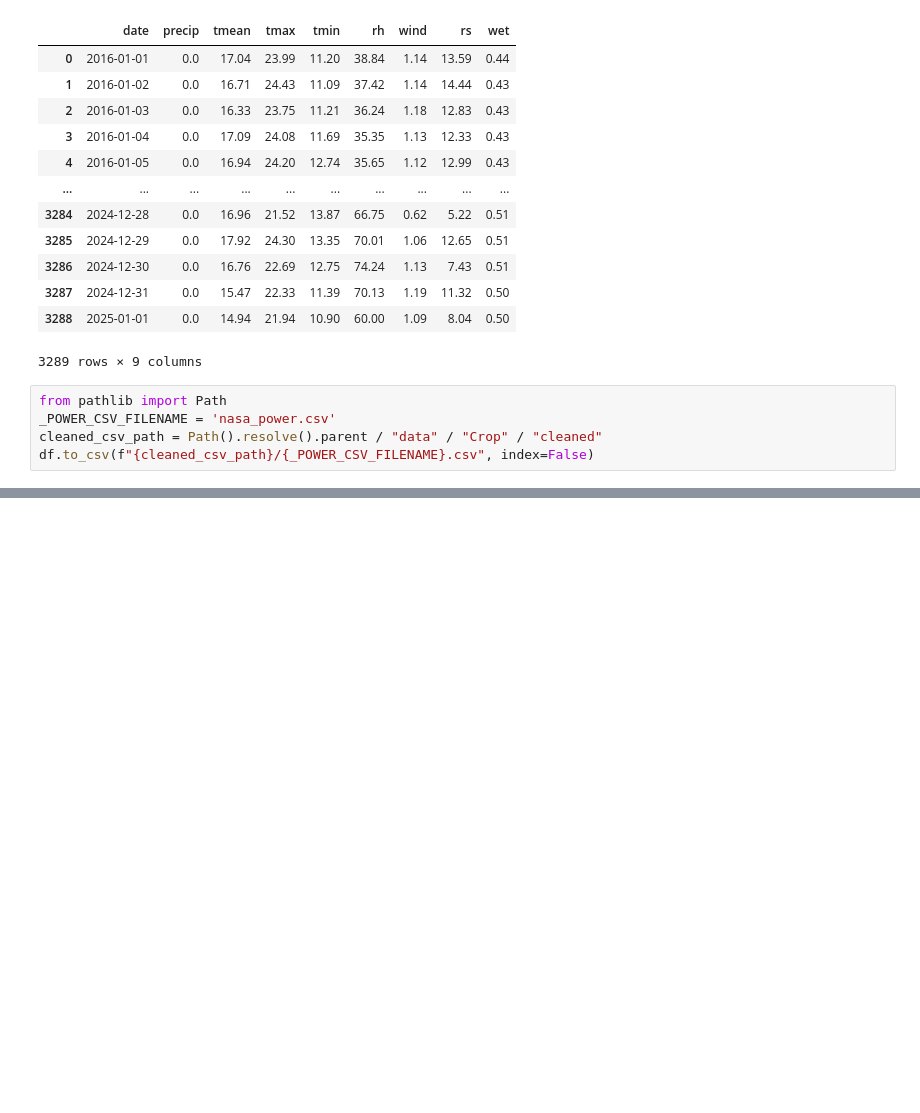
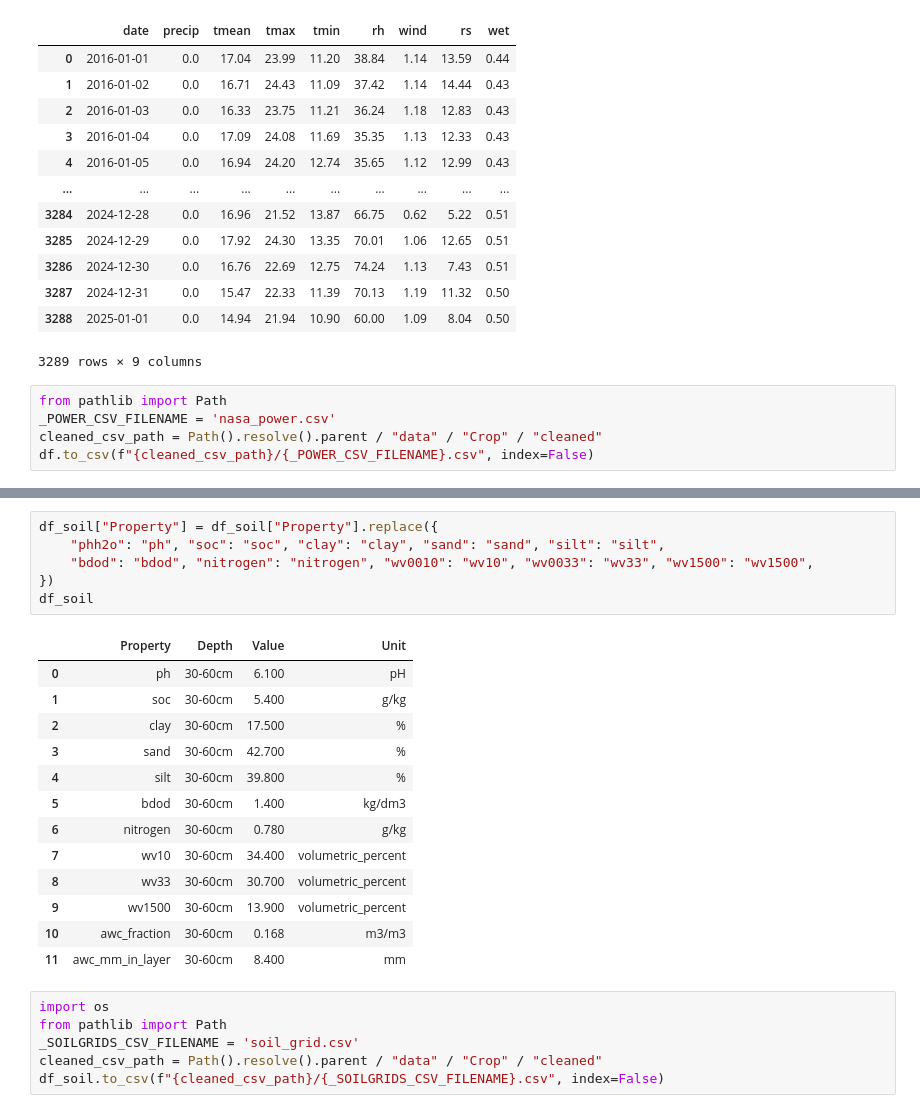
Before and after one commit to LINSANITY03/Team-Sunya, a Jupyter notebook: backend/notebooks/environment.ipynb, the cells around one changed output, grey strips where cells are left out. Drawn from its saved outputs; the diff is of its cells as text; blank space fills up the shorter version.

```diff
--- a/backend/notebooks/environment.ipynb
+++ b/backend/notebooks/environment.ipynb
@@ -118,0 +308,26 @@ df.to_csv(f"{cleaned_csv_path}/{_POWER_CSV_FILENAME}.csv", index=False)
+# %%
+df_soil["Property"] = df_soil["Property"].replace({
+    "phh2o": "ph", "soc": "soc", "clay": "clay", "sand": "sand", "silt": "silt",
+    "bdod": "bdod", "nitrogen": "nitrogen", "wv0010": "wv10", "wv0033": "wv33", "wv1500": "wv1500",
+})
+df_soil
+# %% [output]
+|  | Property | Depth | Value | Unit |
+| 0 | ph | 30-60cm | 6.100 | pH |
+| 1 | soc | 30-60cm | 5.400 | g/kg |
+| 2 | clay | 30-60cm | 17.500 | % |
+| 3 | sand | 30-60cm | 42.700 | % |
+| 4 | silt | 30-60cm | 39.800 | % |
+| 5 | bdod | 30-60cm | 1.400 | kg/dm3 |
+| 6 | nitrogen | 30-60cm | 0.780 | g/kg |
+| 7 | wv10 | 30-60cm | 34.400 | volumetric_percent |
+| 8 | wv33 | 30-60cm | 30.700 | volumetric_percent |
+| 9 | wv1500 | 30-60cm | 13.900 | volumetric_percent |
+| 10 | awc_fraction | 30-60cm | 0.168 | m3/m3 |
+| 11 | awc_mm_in_layer | 30-60cm | 8.400 | mm |
+# %%
+import os
+from pathlib import Path
+_SOILGRIDS_CSV_FILENAME = 'soil_grid.csv'
+cleaned_csv_path = Path().resolve().parent / "data" / "Crop" / "cleaned"
+df_soil.to_csv(f"{cleaned_csv_path}/{_SOILGRIDS_CSV_FILENAME}.csv", index=False)
```
Also changed, not shown: parts of 10 cells of this notebook, 4 other files.
